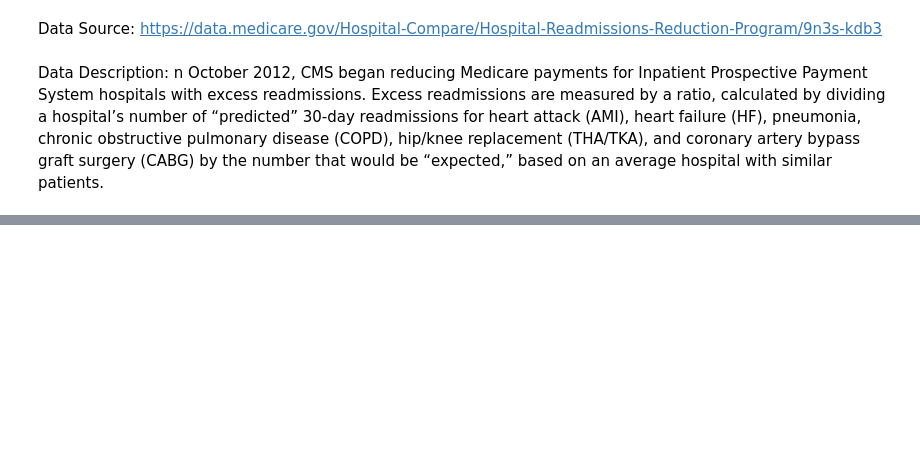
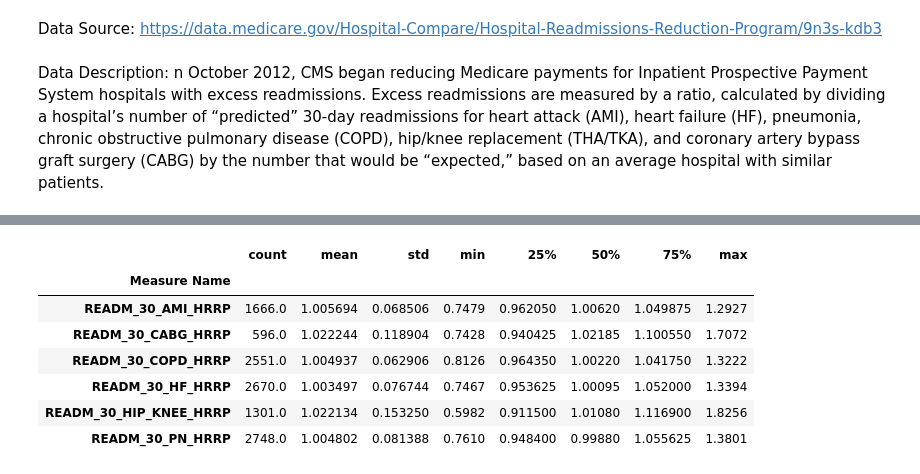
Before and after one commit to kathieking/Thinkful, a Jupyter notebook: check12_2_assignment.ipynb, the cells around one changed output, grey strips where cells are left out. Drawn from its saved outputs; the diff is of its cells as text; code cells hidden in the pictures; blank space fills up the shorter version.

```diff
--- a/check12_2_assignment.ipynb
+++ b/check12_2_assignment.ipynb
@@ -46,0 +44,2 @@ womendinnertip = tips.loc[(tips['sex']=='Female')&(tips['time']=='Dinner'),'tip'
+# %%
+df_readmin = df_with_nans.dropna(subset=df_with_nans.columns.drop('Footnote')).copy()
@@ -46,0 +90,3 @@ womendinnertip = tips.loc[(tips['sex']=='Female')&(tips['time']=='Dinner'),'tip'
+# %%
+for column in ['Number of Discharges', 'Excess Readmission Ratio', 'Predicted Readmission Rate', 'Expected Readmission Rate', 'Number of Readmissions']:
+    df_readmin[column] = pd.to_numeric(df_readmin[column], errors = 'coerce', downcast = 'float')
@@ -46,0 +113,11 @@ womendinnertip = tips.loc[(tips['sex']=='Female')&(tips['time']=='Dinner'),'tip'
+# %%
+df_readmin.groupby('Measure Name')['Excess Readmission Ratio'].describe()
+# %% [output]
+|  | count | mean | std | min | 25% | 50% | 75% | max |
+| Measure Name |  |  |  |  |  |  |  |  |
+| READM_30_AMI_HRRP | 1666.0 | 1.005694 | 0.068506 | 0.7479 | 0.962050 | 1.00620 | 1.049875 | 1.2927 |
+| READM_30_CABG_HRRP | 596.0 | 1.022244 | 0.118904 | 0.7428 | 0.940425 | 1.02185 | 1.100550 | 1.7072 |
+| READM_30_COPD_HRRP | 2551.0 | 1.004937 | 0.062906 | 0.8126 | 0.964350 | 1.00220 | 1.041750 | 1.3222 |
+| READM_30_HF_HRRP | 2670.0 | 1.003497 | 0.076744 | 0.7467 | 0.953625 | 1.00095 | 1.052000 | 1.3394 |
+| READM_30_HIP_KNEE_HRRP | 1301.0 | 1.022134 | 0.153250 | 0.5982 | 0.911500 | 1.01080 | 1.116900 | 1.8256 |
+| READM_30_PN_HRRP | 2748.0 | 1.004802 | 0.081388 | 0.7610 | 0.948400 | 0.99880 | 1.055625 | 1.3801 |
```
Also changed, not shown: parts of 20 cells of this notebook.
